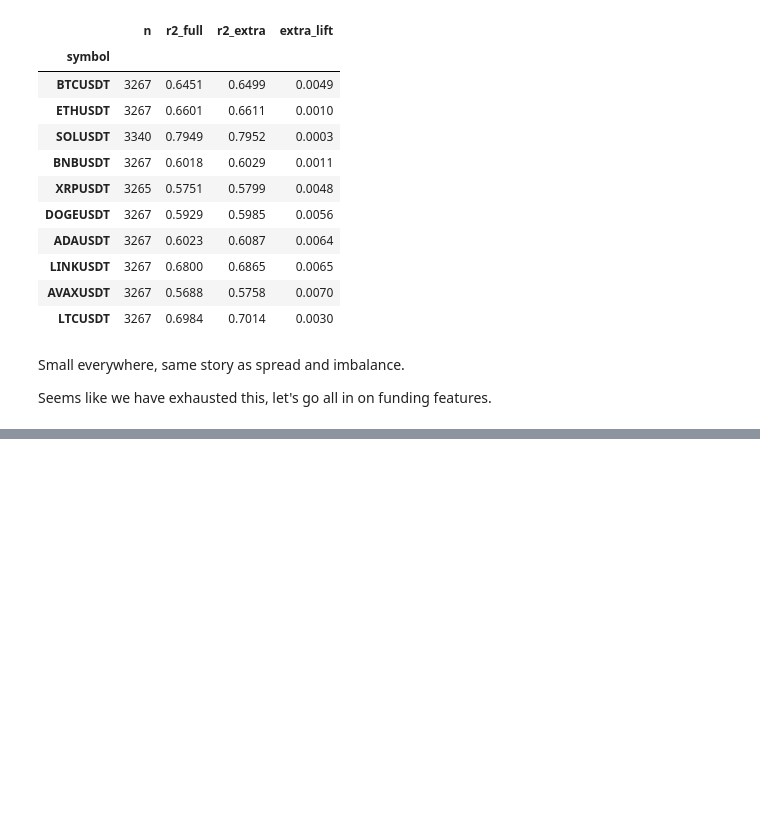
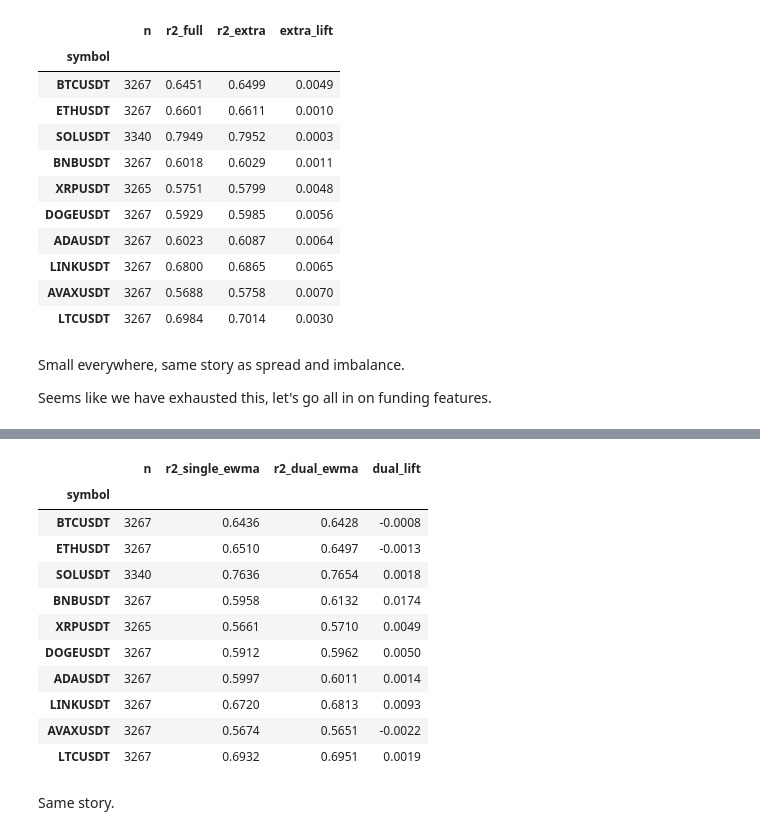
Before and after one commit to darkskele/quant_platform, a Jupyter notebook: research/funding_signal.ipynb, the cells around one changed output, grey strips where cells are left out. Cells and saved outputs as stored; diff of their text form; code cells hidden in the pictures; blank space fills up the shorter version.

```diff
--- a/research/funding_signal.ipynb
+++ b/research/funding_signal.ipynb
@@ -774,0 +779,37 @@ Seems like we have exhausted this, let's go all in on funding features.
+# %%
+def dual_ewma_fn(short: int = 3, long: int = 90):
+    """extra_fn factory: short and long EWMA of funding, replacing the single-span funding_ewma."""
+    def _extra(symbol, funding_sym):
+        return pd.concat([
+            funding_sym.ewm(span=short).mean().rename("funding_ewma_short"),
+            funding_sym.ewm(span=long).mean().rename("funding_ewma_long"),
+        ], axis=1)
+    return _extra
+
+
+COLS_FUNDING_DUAL = ["funding", "funding_ewma_short", "funding_ewma_long", "funding_vol"]
+
+rows = []
+for s in SYMBOLS:
+    f = build_feat(s, extra_fn=dual_ewma_fn())
+    r2_single = r2_of(f, COLS_FUNDING_ONLY)
+    r2_dual = r2_of(f, COLS_FUNDING_DUAL)
+    rows.append({"symbol": s, "n": len(f), "r2_single_ewma": r2_single,
+                 "r2_dual_ewma": r2_dual, "dual_lift": r2_dual - r2_single})
+
+pd.DataFrame(rows).set_index("symbol").round(4)
+# %% [output]
+|  | n | r2_single_ewma | r2_dual_ewma | dual_lift |
+| symbol |  |  |  |  |
+| BTCUSDT | 3267 | 0.6436 | 0.6428 | -0.0008 |
+| ETHUSDT | 3267 | 0.6510 | 0.6497 | -0.0013 |
+| SOLUSDT | 3340 | 0.7636 | 0.7654 | 0.0018 |
+| BNBUSDT | 3267 | 0.5958 | 0.6132 | 0.0174 |
+| XRPUSDT | 3265 | 0.5661 | 0.5710 | 0.0049 |
+| DOGEUSDT | 3267 | 0.5912 | 0.5962 | 0.0050 |
+| ADAUSDT | 3267 | 0.5997 | 0.6011 | 0.0014 |
+| LINKUSDT | 3267 | 0.6720 | 0.6813 | 0.0093 |
+| AVAXUSDT | 3267 | 0.5674 | 0.5651 | -0.0022 |
+| LTCUSDT | 3267 | 0.6932 | 0.6951 | 0.0019 |
+# %% [markdown]
+Same story.
```
Also changed, not shown: parts of 1 cell of this notebook, 7 other files.
